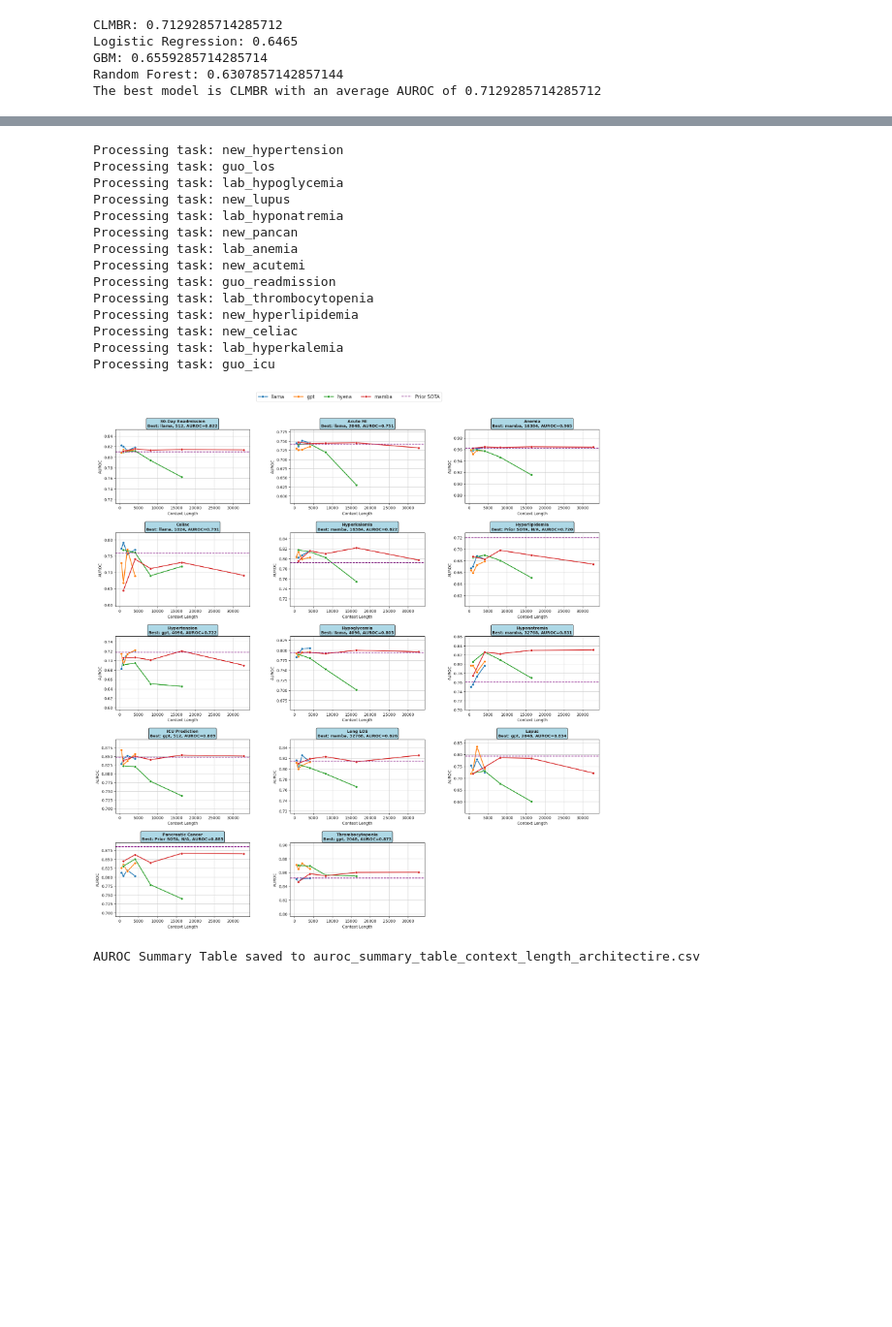
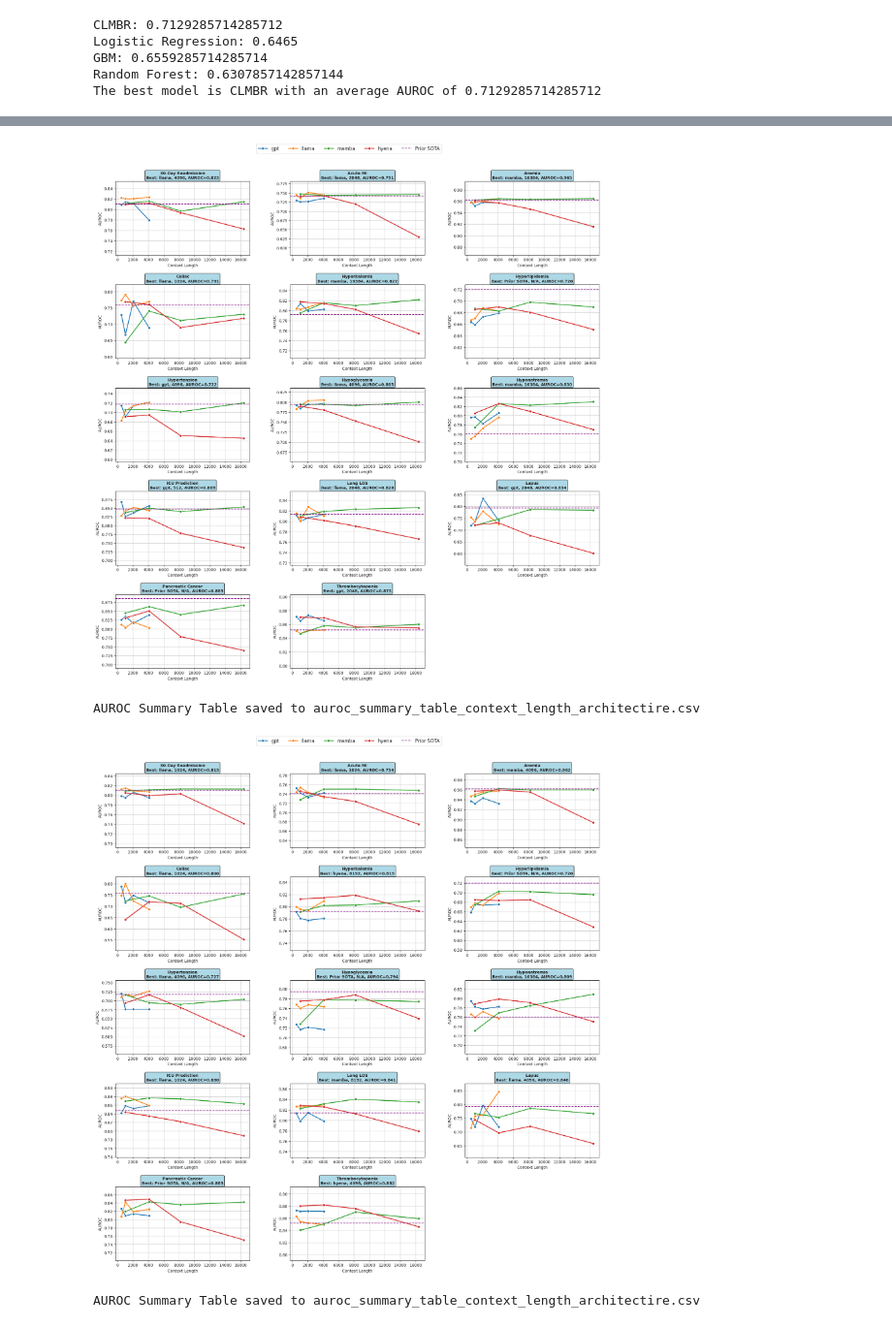
Before and after one commit to som-shahlab/hf_ehr, a Jupyter notebook: hf_ehr/notebooks/ehrshot/ehrshot_plots.ipynb, the cells around one changed output, grey strips where cells are left out. Shown at 97% size. Cells and saved outputs as stored; diff of their text form; code cells hidden in the pictures; blank space fills up the shorter version.

```diff
--- a/hf_ehr/notebooks/ehrshot/ehrshot_plots.ipynb
+++ b/hf_ehr/notebooks/ehrshot/ehrshot_plots.ipynb
@@ -354,29 +354,9 @@ def clean_and_extract(df):
     return df_grouped
 # %%
 # Function to process all tasks and return the combined summary
-def process_all_tasks_for_plotting():
-    ehrshot_dir = '/share/pi/nigam/migufuen/ehrshot-benchmark/EHRSHOT_ASSETS/results_ehrshot'  # Point to the 'ehrshot' directory
+def process_all_tasks_for_plotting(include_models):
+    ehrshot_dir = '/share/pi/nigam/users/migufuen/ehrshot-benchmark/EHRSHOT_ASSETS/results_ehrshot'  # Point to the 'ehrshot' directory
     combined_summary = pd.DataFrame()
-    include_models = [
-        'gpt2-base-512--clmbr_train-tokens-total_nonPAD-ckpt_val=2000000000-persist_chunk:last_embed:last',
-        'gpt2-base-1024--clmbr_train-tokens-total_nonPAD-ckpt_val=2000000000-persist_chunk:last_embed:last',
-        'gpt2-base-2048--clmbr_train-tokens-total_nonPAD-ckpt_val=2000000000-persist_chunk:last_embed:last',
-        'gpt2-base-4096--clmbr_train-tokens-total_nonPAD-ckpt_val=2000000000-persist_chunk:last_embed:last',
-        'hyena-large-1024--clmbr_train-tokens-total_nonPAD-ckpt_val=2000000000-persist_chunk:last_embed:last',
-        'hyena-large-4096--clmbr_train-tokens-total_nonPAD-ckpt_val=2000000000-persist_chunk:last_embed:last',
-        'hyena-large-8192--clmbr_train-tokens-total_nonPAD-ckpt_val=2000000000-persist_chunk:last_embed:last',
-        'hyena-large-16384--clmbr_train-tokens-total_nonPAD-ckpt_val=2000000000-persist_chunk:last_embed:last',
-        'llama-base-512--clmbr_train-tokens-total_nonPAD-ckpt_val=2000000000-persist_chunk:last_embed:last',
-        'llama-base-1024--clmbr_train-tokens-total_nonPAD-ckpt_val=2000000000-persist_chunk:last_embed:last',
-        'llama-base-2048--clmbr_train-tokens-total_nonPAD-ckpt_val=2000000000-persist_chunk:last_embed:last',
-        'llama-base-4096--clmbr_train-tokens-total_nonPAD-ckpt_val=2000000000-persist_chunk:last_embed:last',
-        'mamba-tiny-1024--clmbr_train-tokens-total_nonPAD-ckpt_val=2000000000-persist_chunk:last_embed:last',
-        'mamba-tiny-4096--clmbr_train-tokens-total_nonPAD-ckpt_val=2000000000-persist_chunk:last_embed:last',
-        'mamba-tiny-8192--clmbr_train-tokens-total_nonPAD-ckpt_val=2000000000-persist_chunk:last_embed:last',
-        'mamba-tiny-16384--clmbr_train-tokens-total_nonPAD-ckpt_val=2000000000-persist_chunk:last_embed:last',
-        'mamba-tiny-32768--clmbr_train-tokens-total_nonPAD-ckpt_val=2000000000-persist_chunk:last_embed:last',
-    ]
-
     exclude_tasks = [
         # 'new_lupus',
         # 'new_celiac',
@@ -393,7 +373,6 @@ def process_all_tasks_for_plotting():
                     df = df[df['model'].isin(include_models)]
                     df_cleaned = clean_and_extract(df)
                     df_cleaned['task_name'] = folder_to_name_mapping.get(task_name, task_name)
-
                     # Map the task name to a human-readable name
                     if task_name == 'chexpert':
                         df_cleaned = df_cleaned.groupby(['architecture', 'context_length', 'model', 'task_name']).agg({
@@ -561,0 +578,3 @@ def plot_all_tasks_in_one_frame(combined_summary, save_path):
+# %%
+combined_summary = process_all_tasks_for_plotting(include_models)
+combined_summary_att = process_all_tasks_for_plotting(include_models_att)
@@ -562,23 +599,12 @@ def plot_all_tasks_in_one_frame(combined_summary, save_path):
 # %%
 # First, process all tasks and get the combined summary
-combined_summary = process_all_tasks_for_plotting()
-
-# Then, plot all tasks in one frame and save the figure
-plot_all_tasks_in_one_frame(combined_summary, "auroc_by_context_length_and_architecture_fixed.png")
+for df, file in [
+    (combined_summary, "auroc_by_context_length_and_architecture_fixed.png"),
+    (combined_summary_att, "auroc_by_context_length_and_architecture_fixed_att.png")
+    ]:
+    plot_all_tasks_in_one_frame(df, file)
 # %% [output]
+[figure, new version]
-Processing task: new_hypertension
-Processing task: guo_los
-Processing task: lab_hypoglycemia
-Processing task: new_lupus
-Processing task: lab_hyponatremia
-Processing task: new_pancan
-Processing task: lab_anemia
-Processing task: new_acutemi
-Processing task: guo_readmission
-Processing task: lab_thrombocytopenia
-Processing task: new_hyperlipidemia
-Processing task: new_celiac
-Processing task: lab_hyperkalemia
-Processing task: guo_icu
+AUROC Summary Table saved to auroc_summary_table_context_length_architectire.csv
-[figure, old version]
+[figure, added]
 AUROC Summary Table saved to auroc_summary_table_context_length_architectire.csv
```
Also changed, not shown: parts of 9 cells of this notebook.
